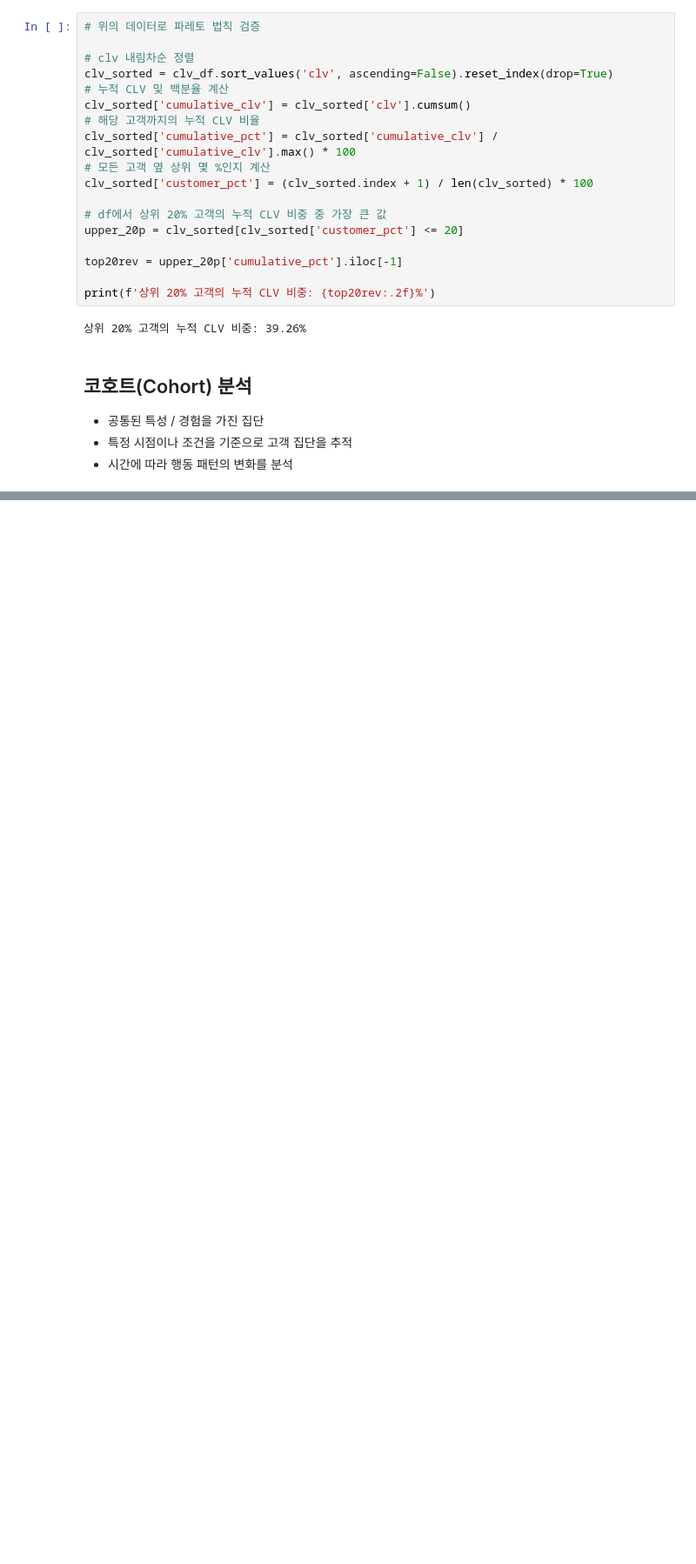
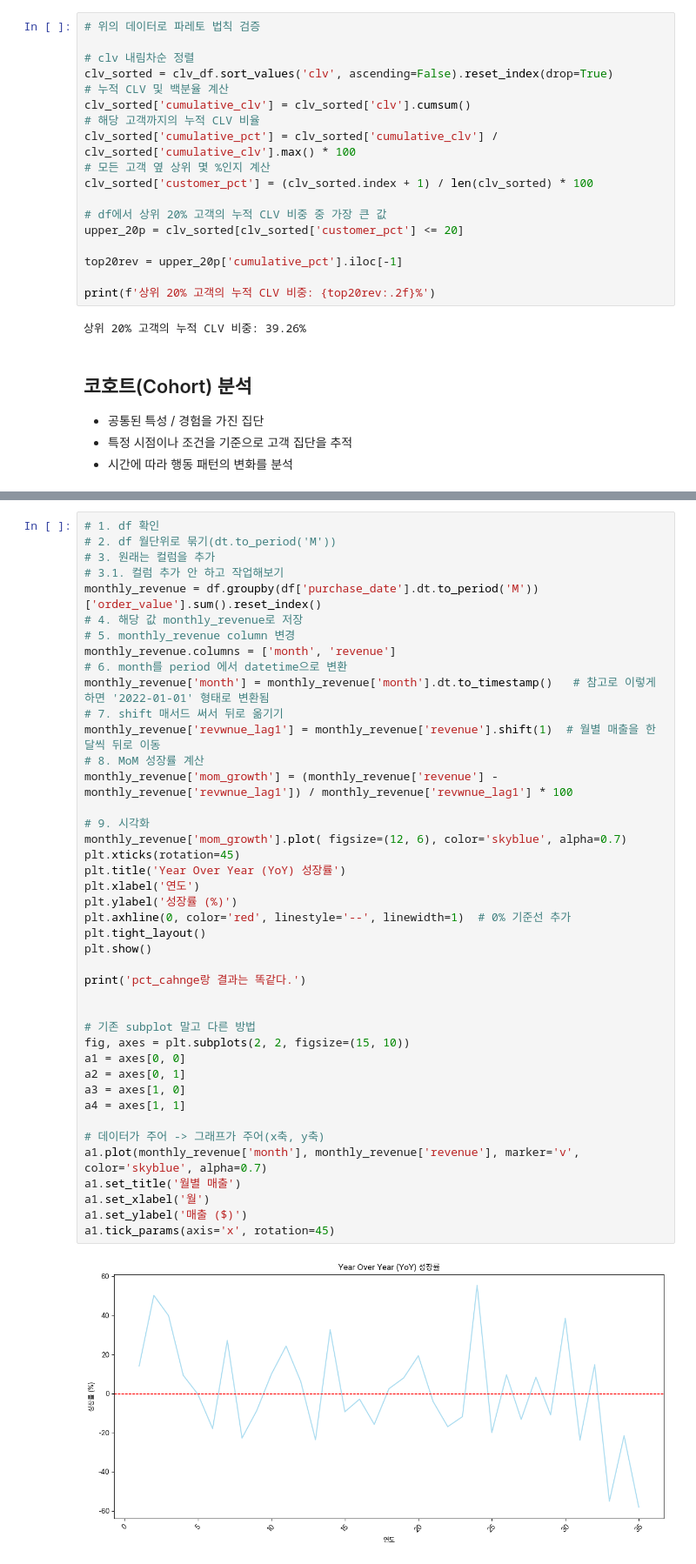
Before and after one commit to semistone97/TIL, a Jupyter notebook: data analysis/04_KPI.ipynb, the cells around one changed output, grey strips where cells are left out. Shown at 87% size. Saved outputs shown, nothing was run; the diff lists cells and outputs as text; blank space fills up the shorter version.

```diff
--- a/data analysis/04_KPI.ipynb
+++ b/data analysis/04_KPI.ipynb
@@ -480,0 +535,44 @@ print(f'6개월 후 고객 유지율: {cohort_6_month:.2f}%')
+# %%
+# 1. df 확인
+# 2. df 월단위로 묶기(dt.to_period('M'))
+# 3. 원래는 컬럼을 추가
+# 3.1. 컬럼 추가 안 하고 작업해보기
+monthly_revenue = df.groupby(df['purchase_date'].dt.to_period('M'))['order_value'].sum().reset_index()
+# 4. 해당 값 monthly_revenue로 저장
+# 5. monthly_revenue column 변경
+monthly_revenue.columns = ['month', 'revenue']
+# 6. month를 period 에서 datetime으로 변환
+monthly_revenue['month'] = monthly_revenue['month'].dt.to_timestamp()   # 참고로 이렇게 하면 '2022-01-01' 형태로 변환됨
+# 7. shift 매서드 써서 뒤로 옮기기
+monthly_revenue['revwnue_lag1'] = monthly_revenue['revenue'].shift(1)  # 월별 매출을 한 달씩 뒤로 이동
+# 8. MoM 성장률 계산
+monthly_revenue['mom_growth'] = (monthly_revenue['revenue'] - monthly_revenue['revwnue_lag1']) / monthly_revenue['revwnue_lag1'] * 100
+
+# 9. 시각화
+monthly_revenue['mom_growth'].plot( figsize=(12, 6), color='skyblue', alpha=0.7)
+plt.xticks(rotation=45)
+plt.title('Year Over Year (YoY) 성장률')
+plt.xlabel('연도')
+plt.ylabel('성장률 (%)')
+plt.axhline(0, color='red', linestyle='--', linewidth=1)  # 0% 기준선 추가
+plt.tight_layout()
+plt.show()
+
+print('pct_cahnge랑 결과는 똑같다.')
+
+
+# 기존 subplot 말고 다른 방법
+fig, axes = plt.subplots(2, 2, figsize=(15, 10))
+a1 = axes[0, 0]
+a2 = axes[0, 1]
+a3 = axes[1, 0]
+a4 = axes[1, 1]
+
+# 데이터가 주어 -> 그래프가 주어(x축, y축)
+a1.plot(monthly_revenue['month'], monthly_revenue['revenue'], marker='v', color='skyblue', alpha=0.7)
+a1.set_title('월별 매출')
+a1.set_xlabel('월')
+a1.set_ylabel('매출 ($)')
+a1.tick_params(axis='x', rotation=45)
+# %% [output]
+[figure, added]
```
Also changed, not shown: parts of 7 cells of this notebook, 2 other files.
